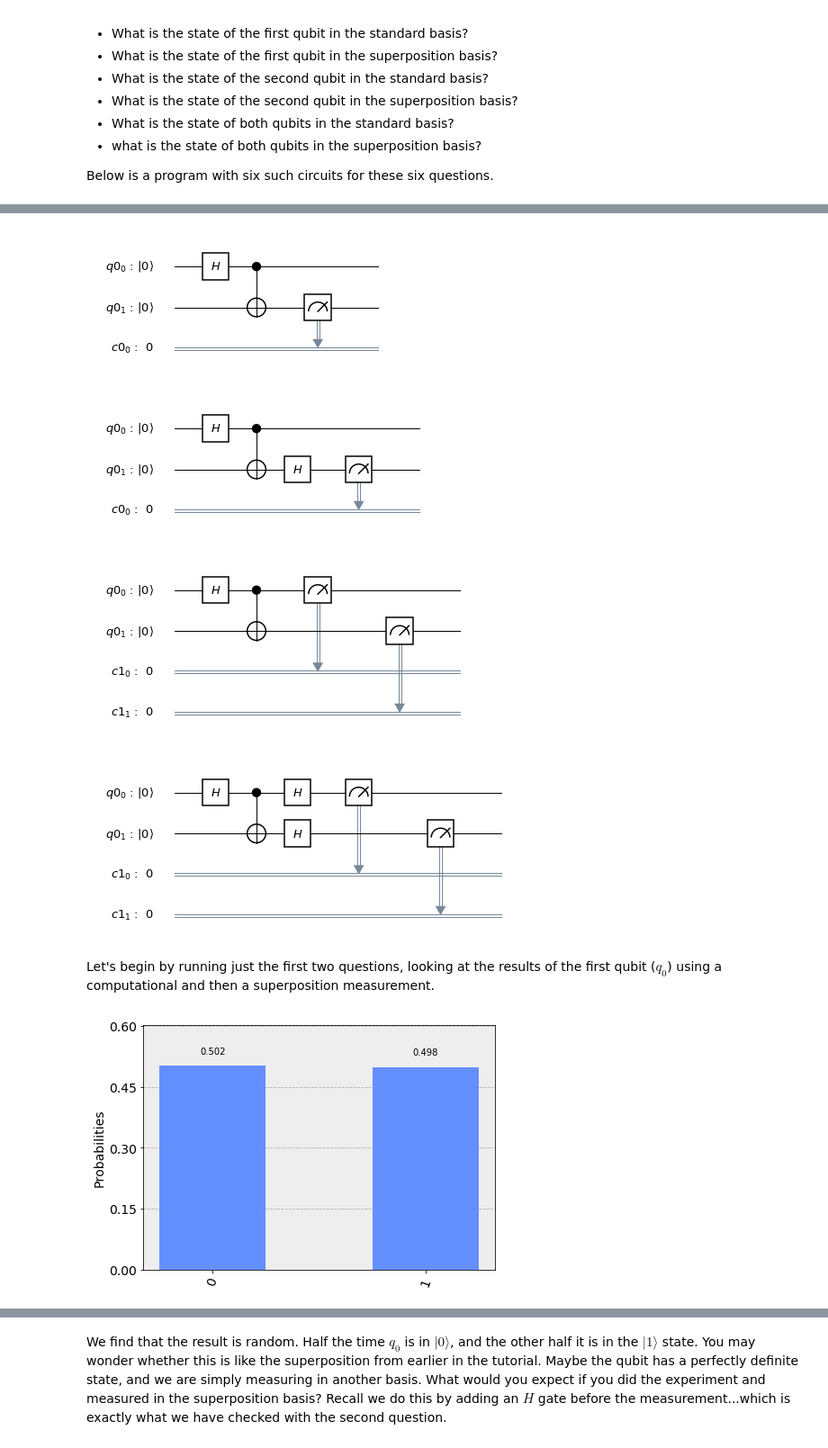
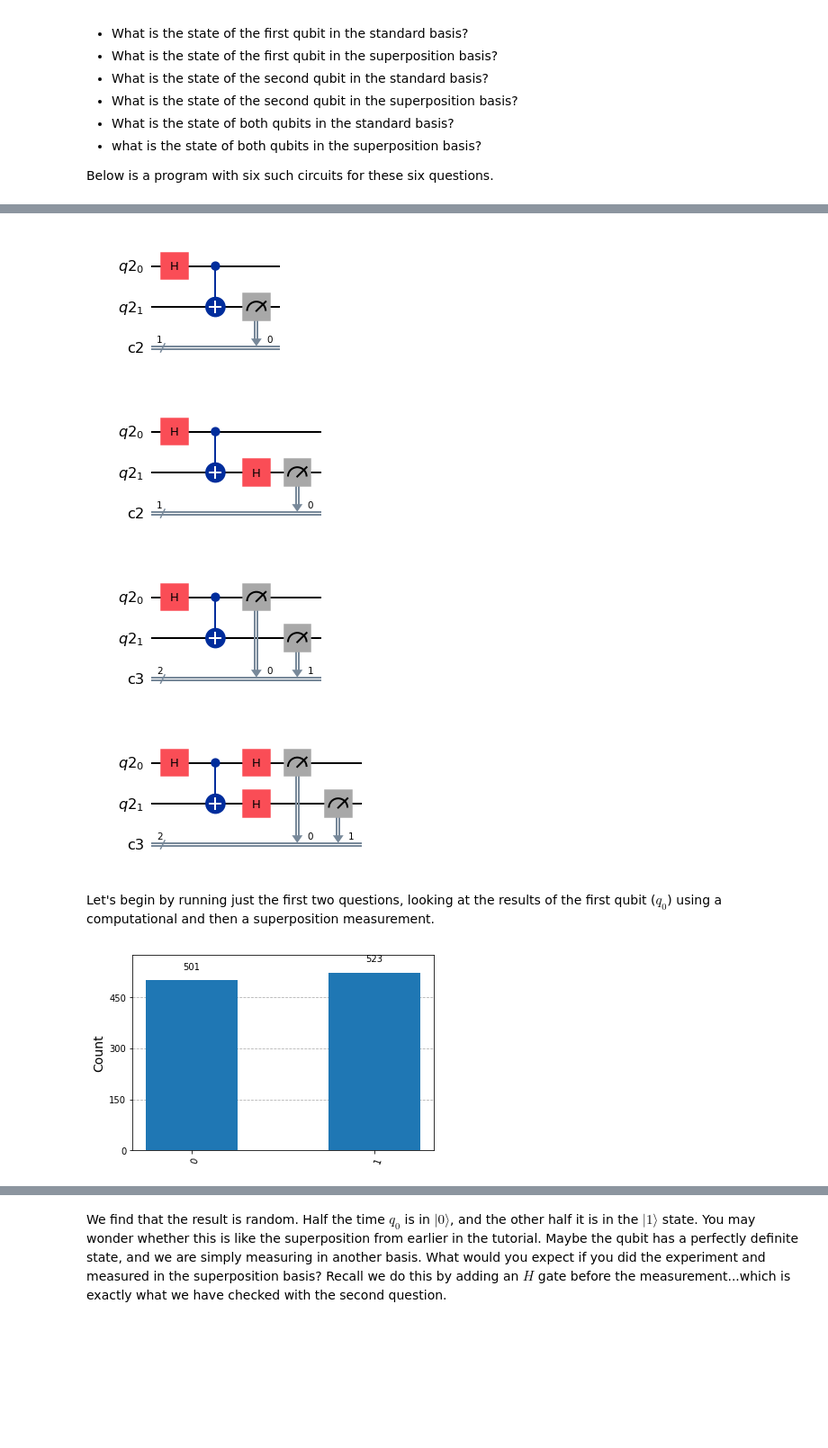
Before and after one commit to qiskit-community/qiskit-community-tutorials, a Jupyter notebook: terra/qis_intro/entanglement_introduction.ipynb, the cells around one changed output, grey strips where cells are left out. Shown: that part at 90% size. Saved outputs shown, nothing was run; the diff lists cells and outputs as text; code cells hidden in the pictures; blank space fills up the shorter version.

```diff
--- a/terra/qis_intro/entanglement_introduction.ipynb
+++ b/terra/qis_intro/entanglement_introduction.ipynb
@@ -43,11 +38,14 @@ from qiskit.tools.visualization import plot_histogram
 # %%
-backend = BasicAer.get_backend('qasm_simulator') # run on local simulator by default
+backend = qiskit_aer.Aer.get_backend('qasm_simulator')
+# run on local simulator by default
 
 # Uncomment the following lines to run on a real device
-# IBMQ.load_account()
-# from qiskit.providers.ibmq import least_busy
-# backend = least_busy(IBMQ.backends(operational=True, simulator=False))
-# print("the best backend is " + backend.name())
+
+# from qiskit_ibm_runtime import QiskitRuntimeService
+
+# service = QiskitRuntimeService(channel='ibm_quantum')
+# backend = service.least_busy(operational=True, simulator=False, dynamic_circuits=True, use_fractional_gates=False)
+# print(backend.name)
 # %% [markdown]
 ## Entanglement<a id='section2'></a>
 
@@ -86,30 +84,30 @@ bell.cx(q2[0], q2[1])
 # quantum circuit to measure q0 in the standard basis
 measureIZ = QuantumCircuit(q2, c1)
 measureIZ.measure(q2[0], c1[0])
-bellIZ = bell+measureIZ
+bellIZ = bell&measureIZ
 
 # quantum circuit to measure q0 in the superposition basis
 measureIX = QuantumCircuit(q2, c1)
 measureIX.h(q2[0])
 measureIX.measure(q2[0], c1[0])
-bellIX = bell+measureIX
+bellIX = bell&measureIX
 
 # quantum circuit to measure q1 in the standard basis
 measureZI = QuantumCircuit(q2, c1)
 measureZI.measure(q2[1], c1[0])
-bellZI = bell+measureZI
+bellZI = bell&measureZI
 
 # quantum circuit to measure q1 in the superposition basis
 measureXI = QuantumCircuit(q2, c1)
 measureXI.h(q2[1])
 measureXI.measure(q2[1], c1[0])
-bellXI = bell+measureXI
+bellXI = bell&measureXI
 
 # quantum circuit to measure q in the standard basis
 measureZZ = QuantumCircuit(q2, c2)
 measureZZ.measure(q2[0], c2[0])
 measureZZ.measure(q2[1], c2[1])
-bellZZ = bell+measureZZ
+bellZZ = bell&measureZZ
 
 # quantum circuit to measure q in the superposition basis
 measureXX = QuantumCircuit(q2, c2)
@@ -117,7 +115,7 @@ measureXX.h(q2[0])
 measureXX.h(q2[1])
 measureXX.measure(q2[0], c2[0])
 measureXX.measure(q2[1], c2[1])
-bellXX = bell+measureXX
+bellXX = bell&measureXX
 # %%
 bellIZ.draw(output='mpl')
 # %% [output]
@@ -129,27 +127,26 @@ bellIX.draw(output='mpl')
 # %%
 bellZI.draw(output='mpl')
 # %% [output]
-[figure, old version]
+[figure, new version]
 # %%
 bellXI.draw(output='mpl')
 # %% [output]
-[figure, old version]
+[figure, new version]
 # %%
 bellZZ.draw(output='mpl')
 # %% [output]
-[figure, old version]
+[figure, new version]
 # %%
 bellXX.draw(output='mpl')
 # %% [output]
-[figure, old version]
+[figure, new version]
 # %% [markdown]
 Let's begin by running just the first two questions, looking at the results of the first qubit ($q_0$) using a computational and then a superposition measurement.
 # %%
-circuits = [bellIZ,bellIX,bellZI,bellXI,bellZZ,bellXX]
-job = execute(circuits, backend)
-result = job.result()
+new_circuit = transpile(bellIZ, backend)
+job = backend.run(new_circuit)
 
-plot_histogram(result.get_counts(bellIZ))
+plot_histogram(job.result().get_counts(bellIZ))
 # %% [output]
-[figure, old version]
+[figure, new version]
 # %%
```
Also changed, not shown: parts of 18 cells of this notebook.
